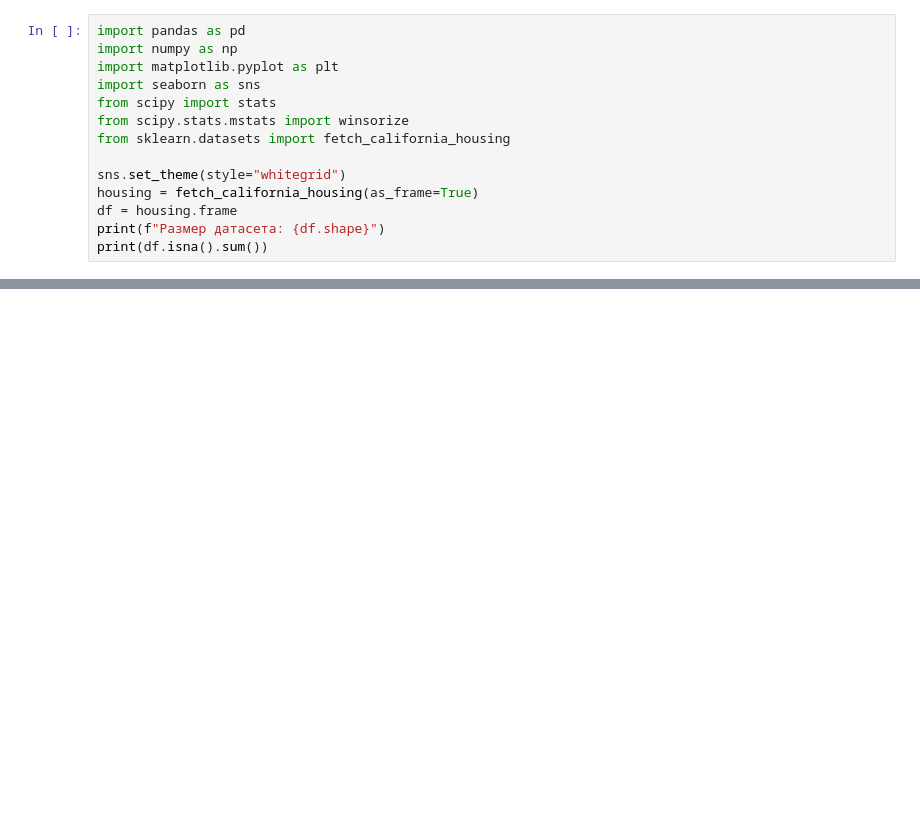
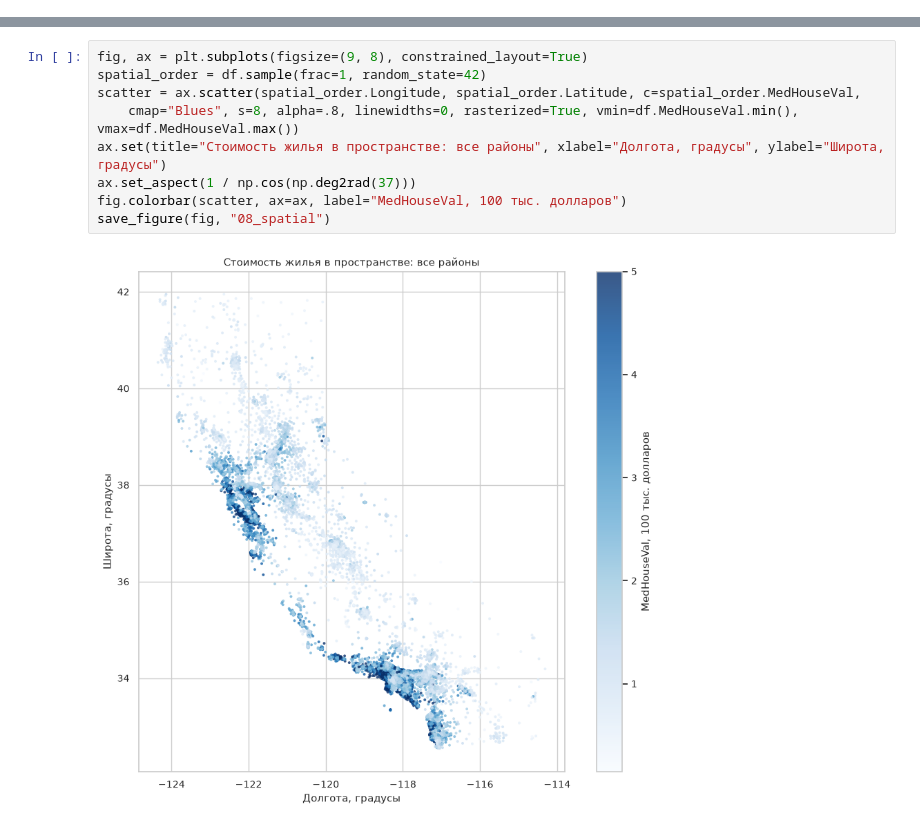
Before and after one commit to kaputoshka/Devochki, a Jupyter notebook: praktika5/Отчет_ПЗ5_Разведочный_анализ_данных.ipynb, the cells around one changed output, grey strips where cells are left out. Drawn from its saved outputs; the diff is of its cells as text; blank space fills up the shorter version.

```diff
--- a/praktika5/Отчет_ПЗ5_Разведочный_анализ_данных.ipynb
+++ b/praktika5/Отчет_ПЗ5_Разведочный_анализ_данных.ipynb
@@ -23,14 +12,0 @@
-# %%
-import pandas as pd
-import numpy as np
-import matplotlib.pyplot as plt
-import seaborn as sns
-from scipy import stats
-from scipy.stats.mstats import winsorize
-from sklearn.datasets import fetch_california_housing
-
-sns.set_theme(style="whitegrid")
-housing = fetch_california_housing(as_frame=True)
-df = housing.frame
-print(f"Размер датасета: {df.shape}")
-print(df.isna().sum())
@@ -163,0 +253,11 @@ Z-метод (|z| > 3): 133 выбросов
+# %%
+fig, ax = plt.subplots(figsize=(9, 8), constrained_layout=True)
+spatial_order = df.sample(frac=1, random_state=42)
+scatter = ax.scatter(spatial_order.Longitude, spatial_order.Latitude, c=spatial_order.MedHouseVal,
+    cmap="Blues", s=8, alpha=.8, linewidths=0, rasterized=True, vmin=df.MedHouseVal.min(), vmax=df.MedHouseVal.max())
+ax.set(title="Стоимость жилья в пространстве: все районы", xlabel="Долгота, градусы", ylabel="Широта, градусы")
+ax.set_aspect(1 / np.cos(np.deg2rad(37)))
+fig.colorbar(scatter, ax=ax, label="MedHouseVal, 100 тыс. долларов")
+save_figure(fig, "08_spatial")
+# %% [output]
+[figure, added]
```
Also changed, not shown: parts of 30 cells of this notebook, 25 other files.
